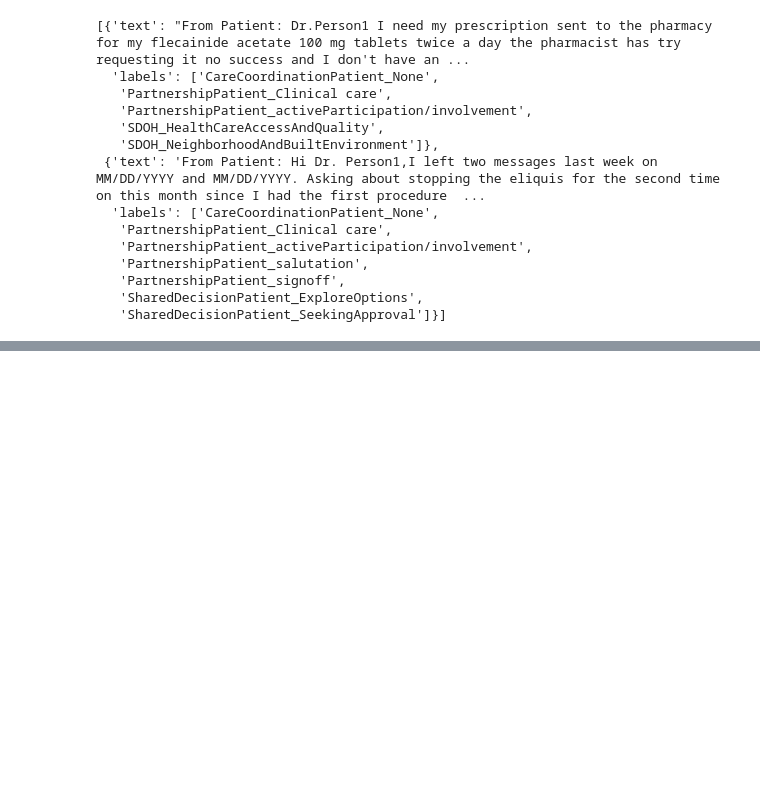
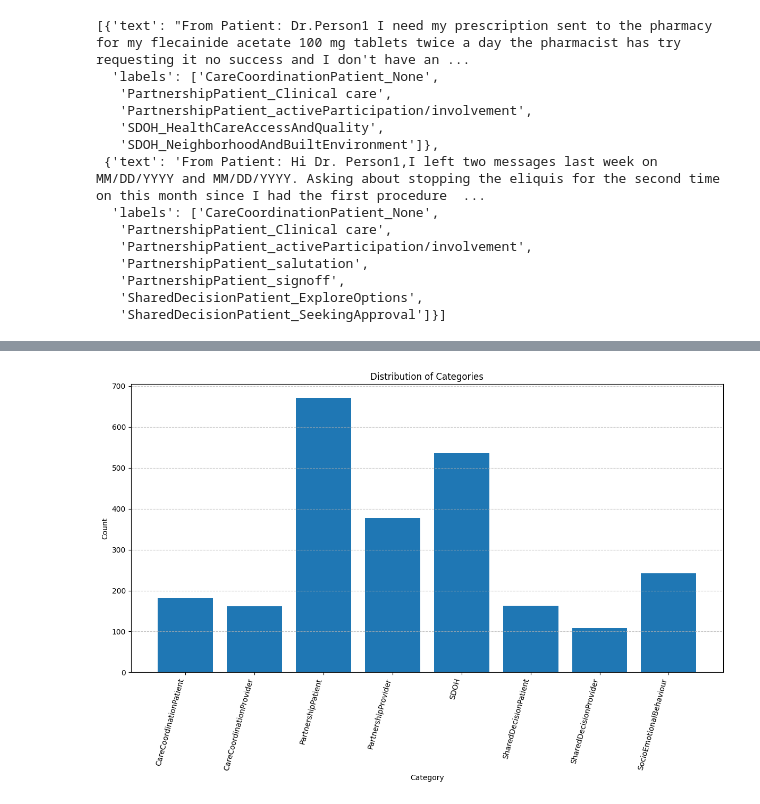
Before and after one commit to SarielMa/PVBERT, a Jupyter notebook: get_dist_based_on_train_test.ipynb, the cells around one changed output, grey strips where cells are left out. Saved outputs shown, nothing was run; the diff lists cells and outputs as text; code cells hidden in the pictures; blank space fills up the shorter version.

Commit message:
get dist for pv

```diff
--- a/get_dist_based_on_train_test.ipynb
+++ b/get_dist_based_on_train_test.ipynb
@@ -38,3 +38,5 @@ data1[:2]
    'PartnershipPatient_signoff',
    'SharedDecisionPatient_ExploreOptions',
    'SharedDecisionPatient_SeekingApproval']}]
+# %%
+data = data1 + data2
@@ -68,8 +74,12 @@ def get_dist_message_wise(data):
             code, subcode = l.split("_")
             if subcode == "Clinical care":
                 subcode = "Clinical Care"
+            if code == "PartnershipPatient" and subcode == "None":
+                continue
+                #PartnershipPatient_None
             code_set.add(code)
-            subcode_set.add(subcode)
+            if subcode != "None":
+                subcode_set.add(subcode)
             combo_set.add(l)
         for code in code_set:
             code_dist[code] += 1
@@ -78,7 +88,7 @@ def get_dist_message_wise(data):
         for combo in combo_set:
             combo_dist[combo] += 1
     return code_dist, subcode_dist, combo_dist
-cd, sd, cmd = get_dist_message_wise(data1)
+cd, sd, cmd = get_dist_message_wise(data)
 # %%
 cd
 # %% [output]
@@ -93,0 +144,33 @@ defaultdict(int,
+# %%
+import matplotlib.pyplot as plt
+from collections import defaultdict
+def get_plot(data, name):
+    # sort by key
+    sorted_items = sorted(data.items(), key=lambda x: x[0])
+    keys, values = zip(*sorted_items)
+
+    # plot
+    plt.figure(figsize=(12, 8))
+    plt.bar(keys, values)
+    plt.xticks(rotation=75, ha='right')
+    plt.title('Distribution of Categories')
+    plt.xlabel('Category')
+    plt.ylabel('Count')
+    plt.grid(axis='y', linestyle='--', alpha=0.7)
+    plt.tight_layout()
+    # add numbers on top of bars
+    for bar in bars:
+        height = bar.get_height()
+        plt.text(
+            bar.get_x() + bar.get_width() / 2,
+            height + 5,           # slightly above bar
+            f'{int(height)}',     # integer label
+            ha='center', va='bottom', fontsize=8, rotation=90
+        )
+    plt.show()
+    # save as PDF
+    plt.savefig(f"{name}_distribution.pdf", format='pdf')
+    plt.close()
+get_plot(cd, "code")
+# %% [output]
+[figure, added]
```
Also changed, not shown: parts of 11 cells of this notebook, 3 other files.
